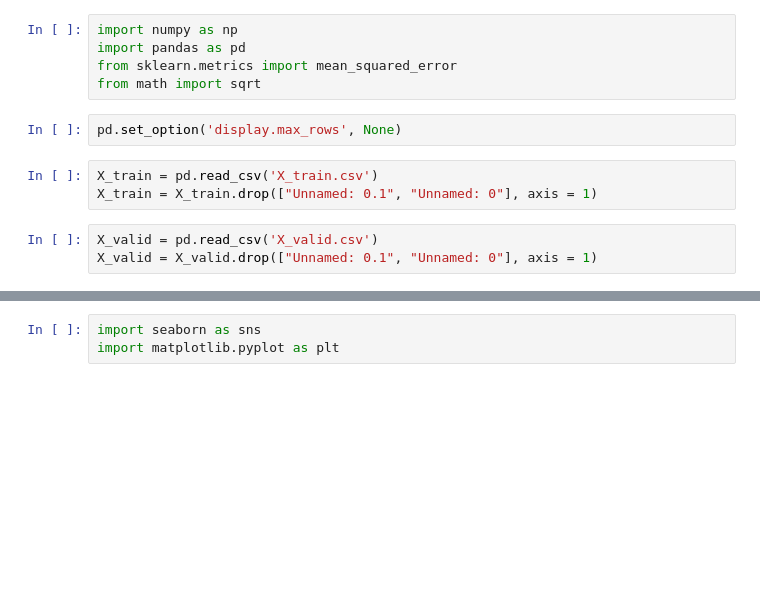
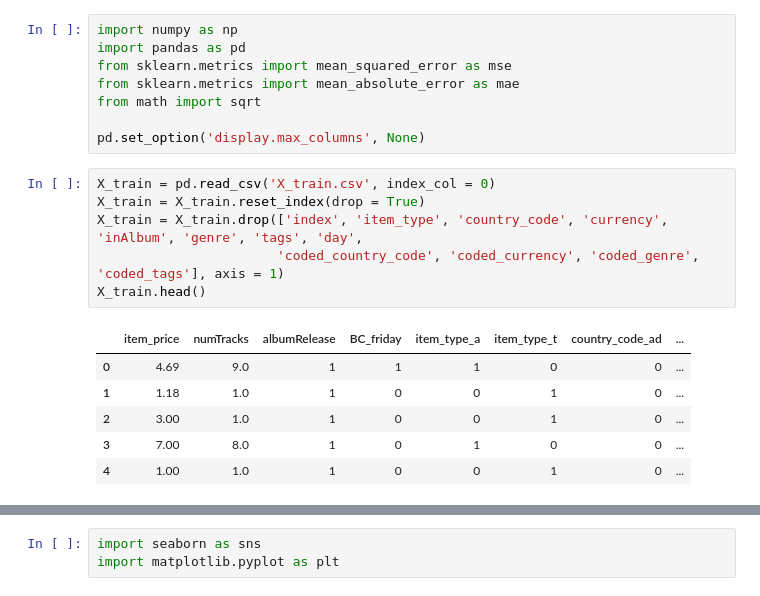
Before and after one commit to Maevezw/Master-Thesis, a Jupyter notebook: NN-training.ipynb, the cells around one changed output, grey strips where cells are left out. Saved outputs shown, nothing was run; the diff lists cells and outputs as text; blank space fills up the shorter version.

```diff
--- a/NN-training.ipynb
+++ b/NN-training.ipynb
@@ -1,13 +1,21 @@
 # %%
 import numpy as np
 import pandas as pd
-from sklearn.metrics import mean_squared_error
+from sklearn.metrics import mean_squared_error as mse
+from sklearn.metrics import mean_absolute_error as mae
 from math import sqrt
+
+pd.set_option('display.max_columns', None)
-# %%
-pd.set_option('display.max_rows', None)
-# %%
-X_train = pd.read_csv('X_train.csv')
-X_train = X_train.drop(["Unnamed: 0.1", "Unnamed: 0"], axis = 1)
-# %%
-X_valid = pd.read_csv('X_valid.csv')
-X_valid = X_valid.drop(["Unnamed: 0.1", "Unnamed: 0"], axis = 1)
+# %%
+X_train = pd.read_csv('X_train.csv', index_col = 0)
+X_train = X_train.reset_index(drop = True)
+X_train = X_train.drop(['index', 'item_type', 'country_code', 'currency', 'inAlbum', 'genre', 'tags', 'day',
+                       'coded_country_code', 'coded_currency', 'coded_genre', 'coded_tags'], axis = 1)
+X_train.head()
+# %% [output]
+|  | item_price | numTracks | albumRelease | BC_friday | item_type_a | item_type_t | country_code_ad | ... |
+| 0 | 4.69 | 9.0 | 1 | 1 | 1 | 0 | 0 | ... |
+| 1 | 1.18 | 1.0 | 1 | 0 | 0 | 1 | 0 | ... |
+| 2 | 3.00 | 1.0 | 1 | 0 | 0 | 1 | 0 | ... |
+| 3 | 7.00 | 8.0 | 1 | 0 | 1 | 0 | 0 | ... |
+| 4 | 1.00 | 1.0 | 1 | 0 | 0 | 1 | 0 | ... |
```
Also changed, not shown: parts of 93 cells of this notebook.
